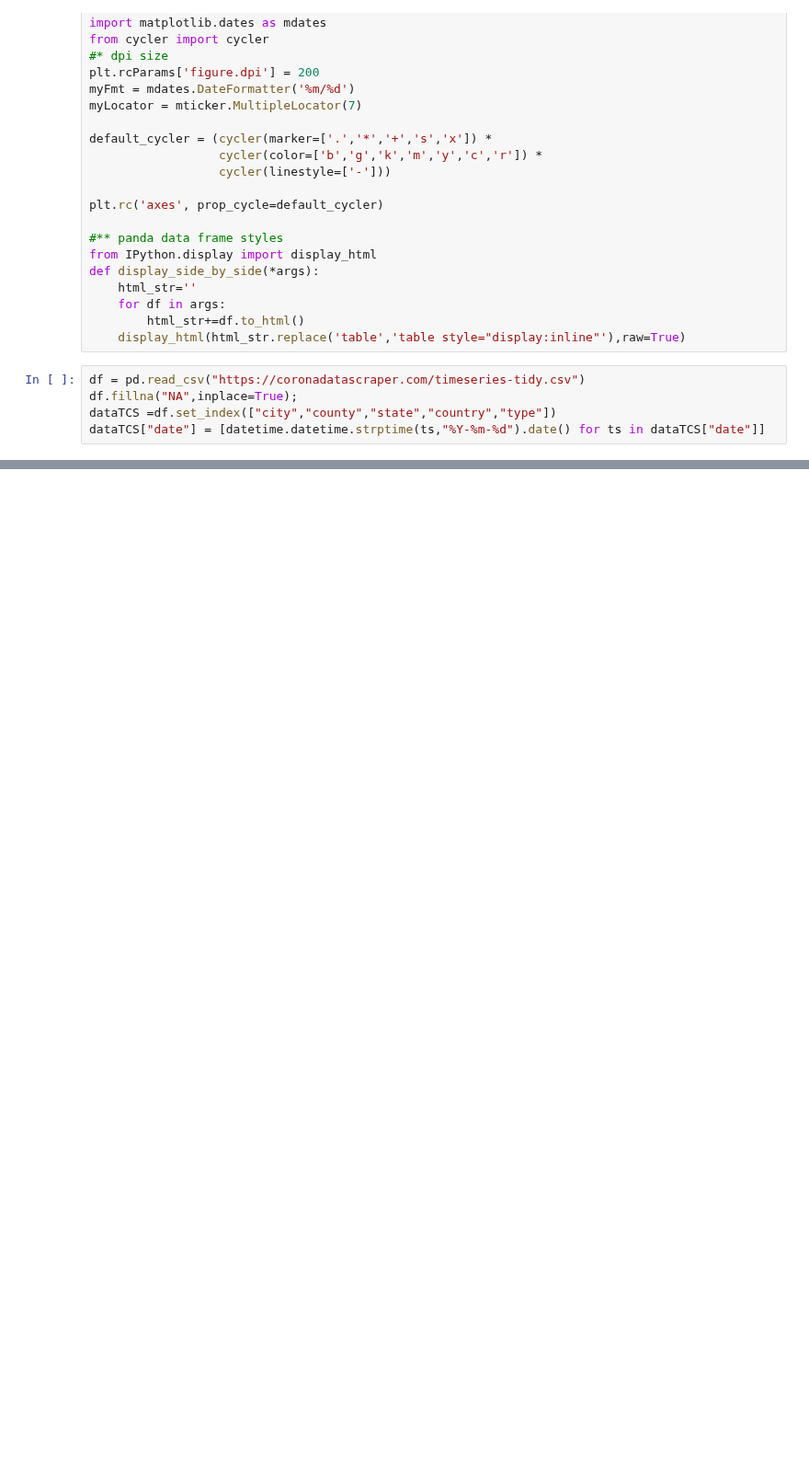
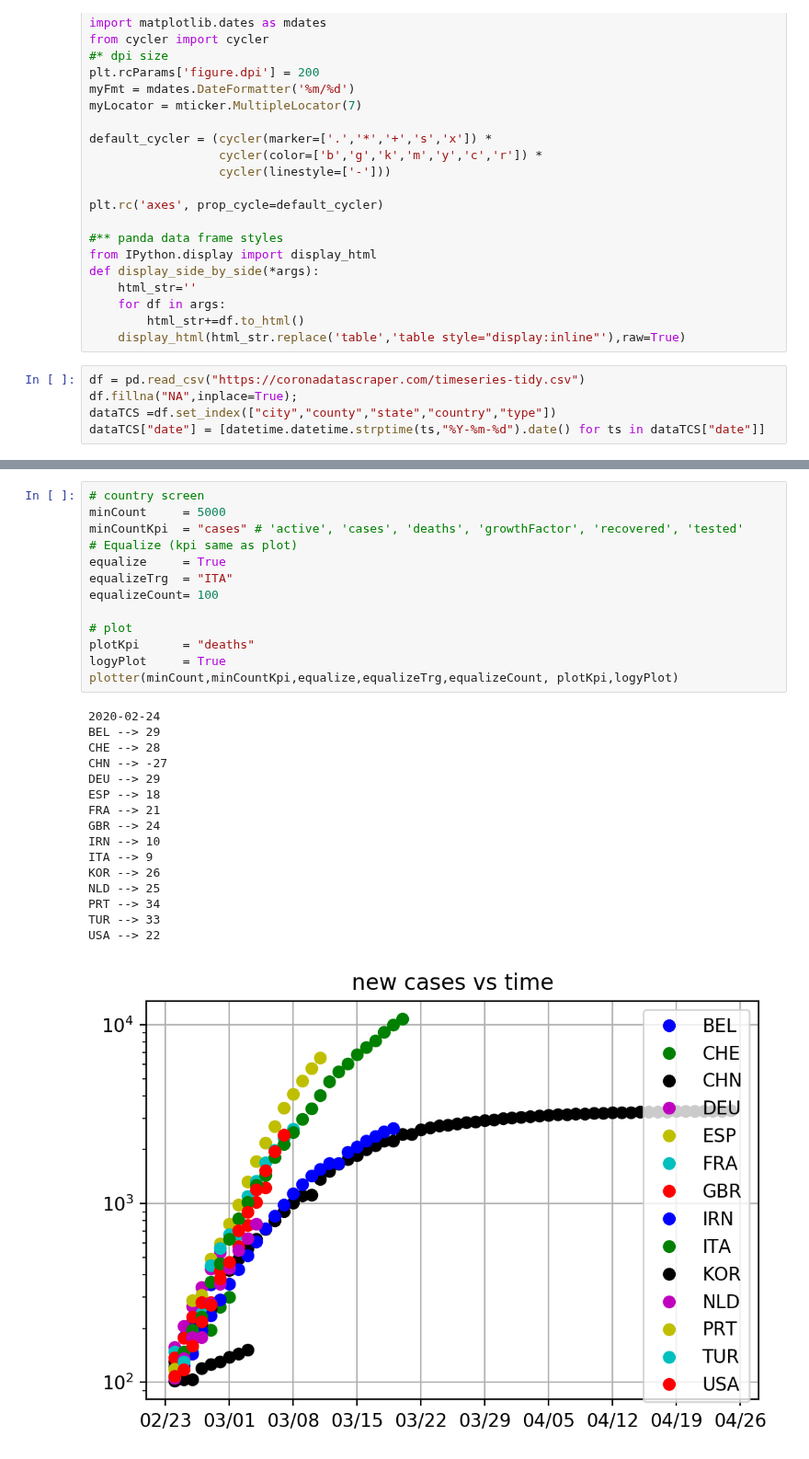
Before and after one commit to raysalem/sars-cov-19, a Jupyter notebook: SARS-COVID-19-DashBoard.ipynb, the cells around one changed output, grey strips where cells are left out. Shown at 92% size. Cells and saved outputs as stored; diff of their text form; blank space fills up the shorter version.

```diff
--- a/SARS-COVID-19-DashBoard.ipynb
+++ b/SARS-COVID-19-DashBoard.ipynb
@@ -114,0 +106,30 @@ USA --> 6
+# %%
+# country screen
+minCount     = 5000
+minCountKpi  = "cases" # 'active', 'cases', 'deaths', 'growthFactor', 'recovered', 'tested'
+# Equalize (kpi same as plot)
+equalize     = True
+equalizeTrg  = "ITA"
+equalizeCount= 100
+
+# plot
+plotKpi      = "deaths"
+logyPlot     = True
+plotter(minCount,minCountKpi,equalize,equalizeTrg,equalizeCount, plotKpi,logyPlot)
+# %% [output]
+2020-02-24
+BEL --> 29
+CHE --> 28
+CHN --> -27
+DEU --> 29
+ESP --> 18
+FRA --> 21
+GBR --> 24
+IRN --> 10
+ITA --> 9
+KOR --> 26
+NLD --> 25
+PRT --> 34
+TUR --> 33
+USA --> 22
+[figure, added]
```
Also changed, not shown: parts of 3 cells of this notebook.
